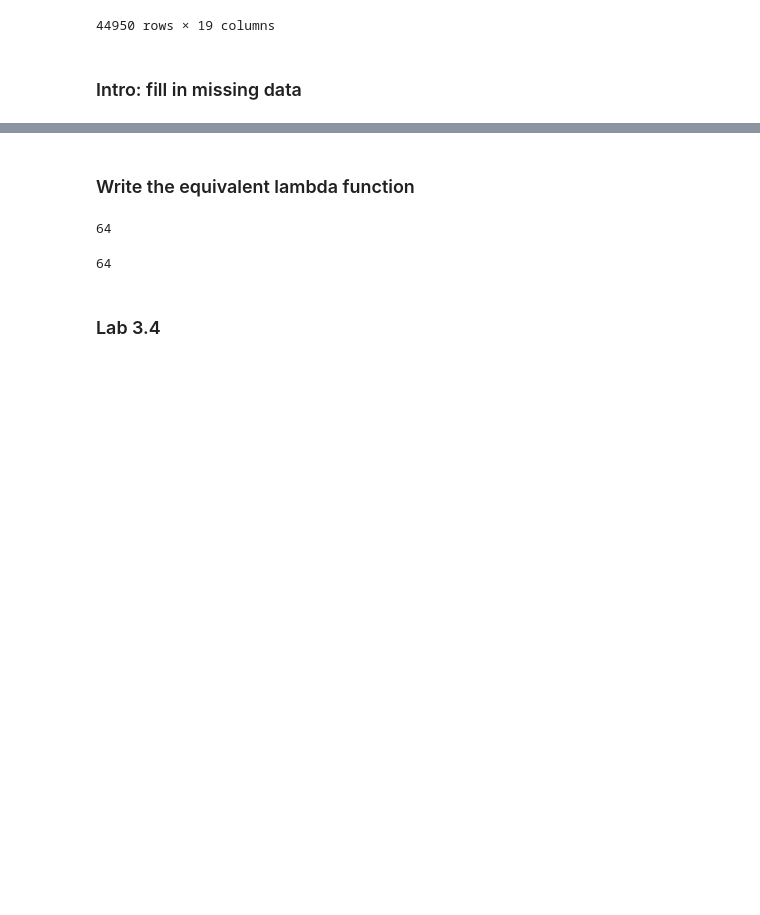
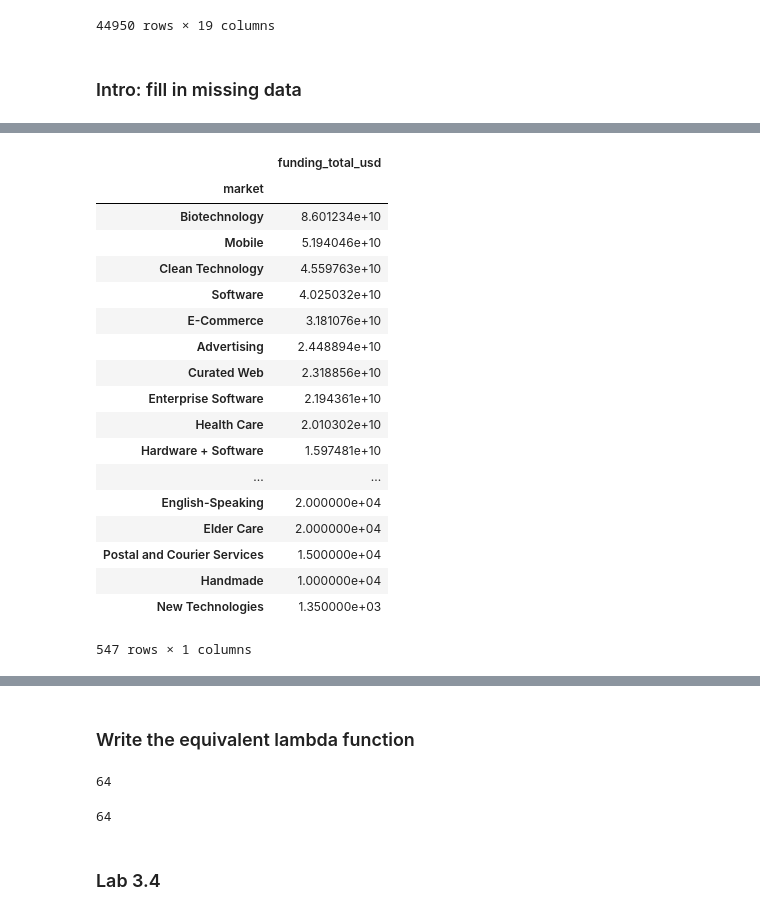
Before and after one commit to jroyalty07/dsi-sea-week02-3.4, a Jupyter notebook: code/starter-code/w2-3.4-starter.ipynb, the cells around one changed output, grey strips where cells are left out. Saved outputs shown, nothing was run; the diff lists cells and outputs as text; code cells hidden in the pictures; blank space fills up the shorter version.

```diff
--- a/code/starter-code/w2-3.4-starter.ipynb
+++ b/code/starter-code/w2-3.4-starter.ipynb
@@ -121,3 +145,25 @@ crunchdf
+# %%
+pd.pivot_table(crunchdf,index=[" market "], values = [' funding_total_usd '],aggfunc=np.sum).sort_values([' funding_total_usd '], axis=0, ascending = False)
+# %% [output]
+|  | funding_total_usd |
+| market |  |
+| Biotechnology | 8.601234e+10 |
+| Mobile | 5.194046e+10 |
+| Clean Technology | 4.559763e+10 |
+| Software | 4.025032e+10 |
+| E-Commerce | 3.181076e+10 |
+| Advertising | 2.448894e+10 |
+| Curated Web | 2.318856e+10 |
+| Enterprise Software | 2.194361e+10 |
+| Health Care | 2.010302e+10 |
+| Hardware + Software | 1.597481e+10 |
+| ... | ... |
+| English-Speaking | 2.000000e+04 |
+| Elder Care | 2.000000e+04 |
+| Postal and Courier Services | 1.500000e+04 |
+| Handmade | 1.000000e+04 |
+| New Technologies | 1.350000e+03 |
+547 rows × 1 columns
 # %%
 # We could also just drop all the NAs, by using dropna()
 print crunchdf.dropna()
```
Also changed, not shown: parts of 4 cells of this notebook.
